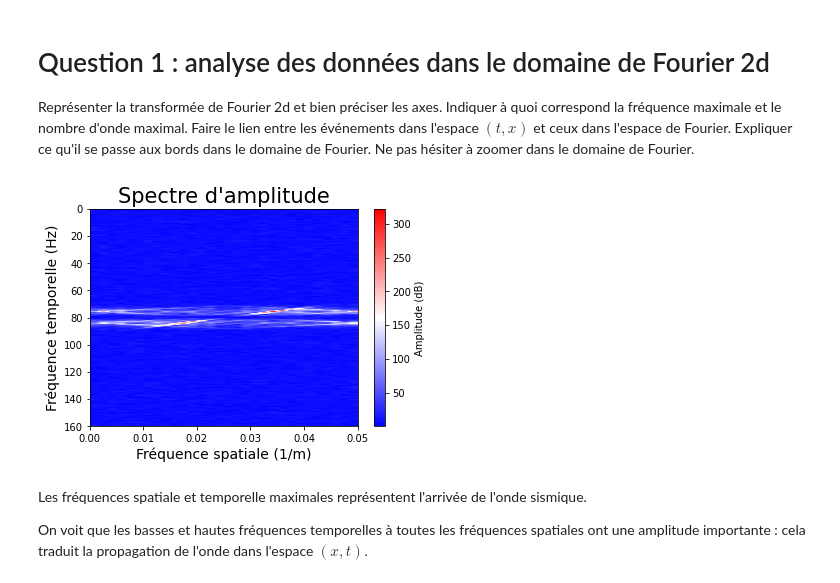
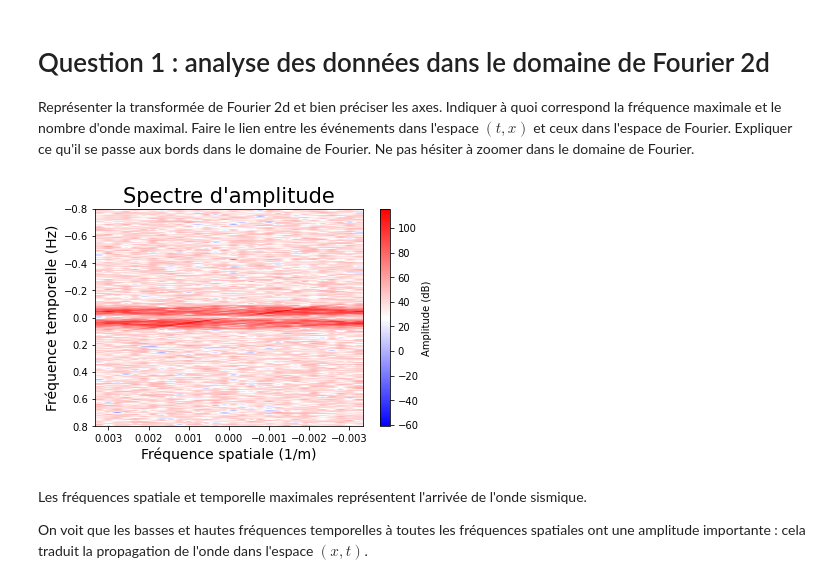
Before and after one commit to apierfitte/mini-projet_tts, a Jupyter notebook: mini_projet_groupe2.ipynb, the cells around one changed output. Saved outputs shown, nothing was run; the diff lists cells and outputs as text; code cells hidden in the pictures.

```diff
--- a/mini_projet_groupe2.ipynb
+++ b/mini_projet_groupe2.ipynb
@@ -76,31 +76,32 @@ Représenter la transformée de Fourier 2d et bien préciser les axes. Indiquer
 # %%
 # calcul de la transformée de fourier
 gpanelf = np.abs(np.fft.fftshift(np.fft.fft2(gpanel)))
 
 # définition des axes
 nf, nk = gpanel.shape
 
 # axe vertical -- fréquence temporelle
 af = np.fft.fftfreq(nf, dt)
 
 # axe horizontal -- nombre d'onde (fréquence spatiale)
 ak = np.fft.fftfreq(nk, dx)
 
 # affichage de la transformé de fourier
 
 fig = plt.figure()
 av = plt.subplot(111)
 
-plt.imshow(gpanelf,extent = [ak[0], ak[-1], af[-1], af[0]], aspect = 'auto')
+plt.imshow(20*np.log(gpanelf),extent = [-ak[-1], ak[-1], -af[-1], af[-1]], aspect = 'auto')
+
 plt.title("Spectre d'amplitude", fontsize = 1.5*labelsize)
 
 av.set_ylabel("Fréquence temporelle (Hz)", fontsize = labelsize)
 av.set_xlabel("Fréquence spatiale (1/m)", fontsize = labelsize)
 
 cbar = plt.colorbar()
 cbar.set_label("Amplitude (dB)")
 # %% [output]
-[figure, old version]
+[figure, new version]
 # %% [markdown]
 Les fréquences spatiale et temporelle maximales représentent l'arrivée de l'onde sismique.
 
```
Also changed, not shown: parts of 2 cells of this notebook.
